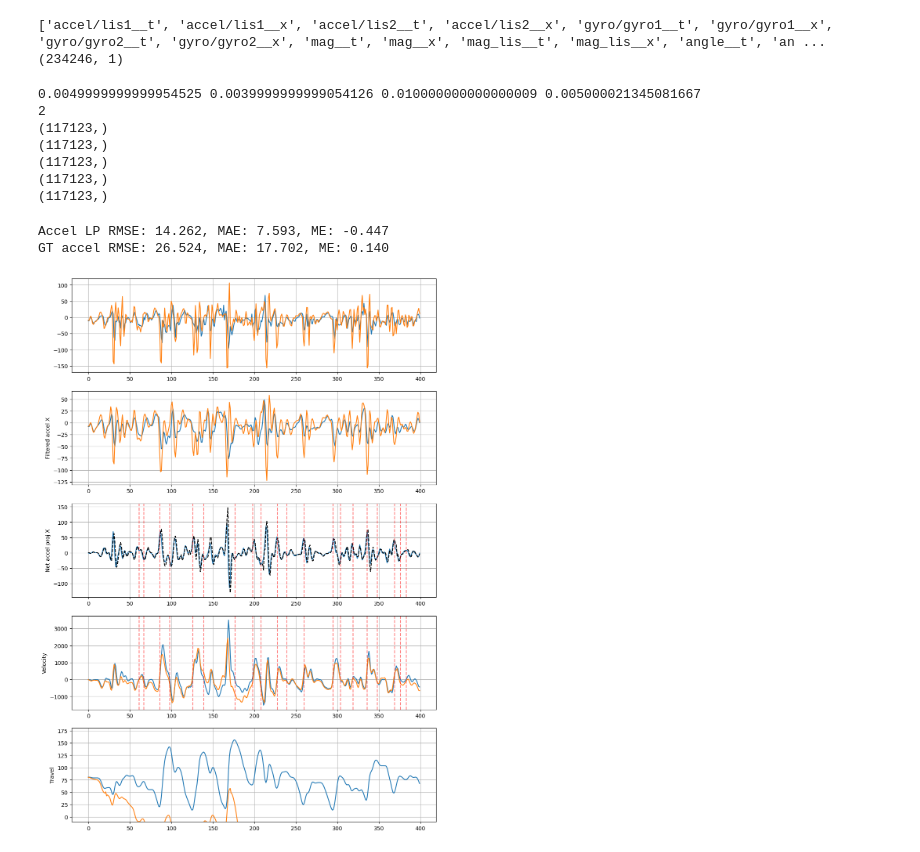
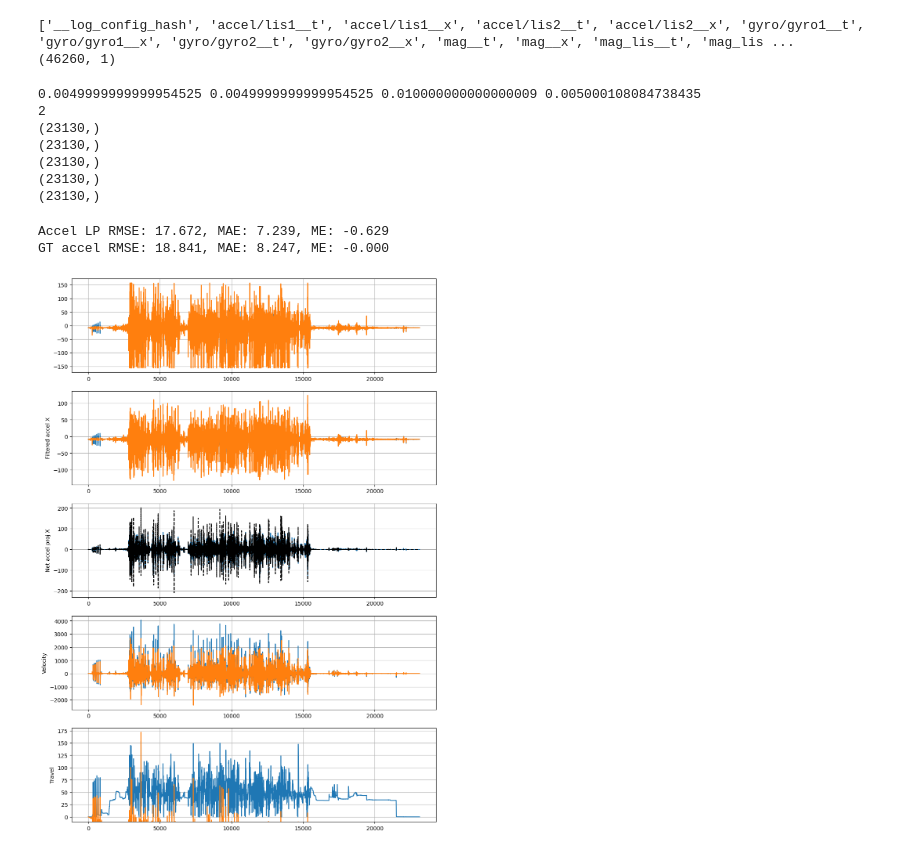
Before and after one commit to colinpate/sus, a Jupyter notebook: cal.ipynb, the cells around one changed output. Saved outputs shown, nothing was run; the diff lists cells and outputs as text; code cells hidden in the pictures.

Commit message:
Added per-log configurations

```diff
--- a/cal.ipynb
+++ b/cal.ipynb
@@ -131,7 +131,7 @@ def spectrogram(x, fs, chunk_size, step, plot=True, freq_ds=1, vmax=None):
 # x = np.loadtxt("sensor.csv")  # or however you load your data
 # f, mag, mag_db = fft_and_histogram(x, fs=100.0)
 # %%
-log_filename = "log079"
+log_filename = "log080"
 out_dir = f"backend/run_artifacts/{log_filename}/cache/"
 ws_file = out_dir + "/all.npz"
 ws = np.load(ws_file)
@@ -153,8 +153,8 @@ a_s2_x = a_s2[:, 0]
 a_s1_x = a_s1[:, 0]
 print(a_proj.shape)
 # %% [output]
-['accel/lis1__t', 'accel/lis1__x', 'accel/lis2__t', 'accel/lis2__x', 'gyro/gyro1__t', 'gyro/gyro1__x', 'gyro/gyro2__t', 'gyro/gyro2__x', 'mag__t', 'mag__x', 'mag_lis__t', 'mag_lis__x', 'angle__t', 'an ...
-(234246, 1)
+['__log_config_hash', 'accel/lis1__t', 'accel/lis1__x', 'accel/lis2__t', 'accel/lis2__x', 'gyro/gyro1__t', 'gyro/gyro1__x', 'gyro/gyro2__t', 'gyro/gyro2__x', 'mag__t', 'mag__x', 'mag_lis__t', 'mag_lis ...
+(46260, 1)
 # %%
 
 dt_s = np.diff(t, prepend=t[0]-0.01)
@@ -176,7 +176,7 @@ a_s1_x_lp = sosfiltfilt(sos_lp, a_s1_x)
 a_s2_x_lp = sosfiltfilt(sos_lp, a_s2_x)
 a_proj_lp = sosfiltfilt(sos_lp, a_proj[:, 0])
 
-hp_fc_hz = 0.5
+hp_fc_hz = 1
 sos_hp = butter(N=4, Wn=hp_fc_hz, btype="high", fs=fs, output="sos")
 a_proj_lhp = sosfiltfilt(sos_hp, a_proj_lp)
 
@@ -205,13 +205,13 @@ print(dt_s.shape)
 print(travel.shape)
 print(mag_proj.shape)
 # %% [output]
-0.0049999999999954525 0.0039999999999054126 0.010000000000000009 0.005000021345081667
+0.0049999999999954525 0.0049999999999954525 0.010000000000000009 0.005000108084738435
 2
-(117123,)
-(117123,)
-(117123,)
-(117123,)
-(117123,)
+(23130,)
+(23130,)
+(23130,)
+(23130,)
+(23130,)
 # %%
 # Plot stuff
 
@@ -222,7 +222,7 @@ print(mag_proj.shape)
 #roi = slice(76950, 77100) # jump in log038
 #roi = slice(7750, 18250)# jump in log030
 #roi = slice(24800, 25200)
-#roi = slice(0, -1)
+roi = slice(0, -1)
 
 net_accel = a_proj_lhp
 a_int_roi = np.cumsum(net_accel[roi] - np.mean(net_accel)) * dt_s[roi] * 1000 # mm/s
@@ -247,36 +247,36 @@ plt.ylabel("Net accel proj X")
 plt.plot(a_proj_lp[roi])
 plt.plot(a_gt[roi] / 1000, label="GT accel", color="k", linestyle="--")
 mag_zvs = mag_zv_points - roi.start
 for z in mag_zvs:
     if z < 0 or z >= roi.stop - roi.start:
         continue
     plt.axvline(z, color="r", linestyle="--", alpha=0.5)
 plt.grid()
 
 acc_err = a_proj_lp[roi] - (a_gt[roi] / 1000)
 print_err_stats(a_proj_lp[roi], a_gt[roi] / 1000, prefix="Accel LP")
 print_err_stats(0, a_gt[roi] / 1000, prefix="GT accel")
 
 plt.subplot(5, 1, 4)
 plt.ylabel("Velocity")
 plt.plot(v[roi])
 plt.plot(a_int_roi)
 for z in mag_zvs:
     if z < 0 or z >= roi.stop - roi.start:
         continue
     plt.axvline(z, color="r", linestyle="--", alpha=0.5)
 plt.grid()
 
 plt.subplot(5, 1, 5)
 plt.ylabel("Travel")
 plt.plot(travel[roi])
 plt.plot(a_intint_roi)
 plt.ylim(-10, 180)
 plt.grid(which="both")
 # %% [output]
-Accel LP RMSE: 14.262, MAE: 7.593, ME: -0.447
-GT accel RMSE: 26.524, MAE: 17.702, ME: 0.140
+Accel LP RMSE: 17.672, MAE: 7.239, ME: -0.629
+GT accel RMSE: 18.841, MAE: 8.247, ME: -0.000
-[figure, old version]
+[figure, new version]
 # %%
 plt.figure(figsize=(12, 18))
 plt.subplot(6, 1, 4)
```
Also changed, not shown: parts of 17 cells of this notebook, 9 other files.
